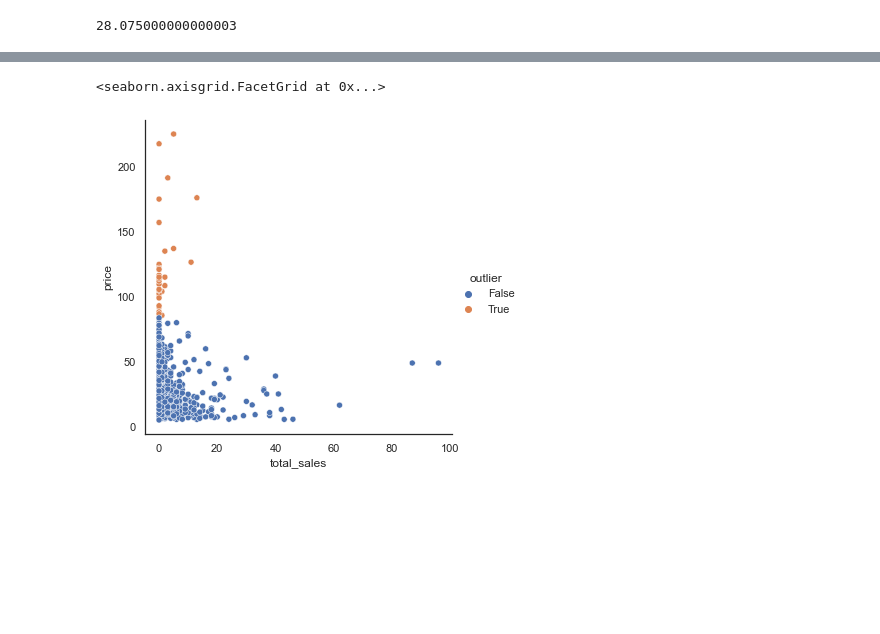
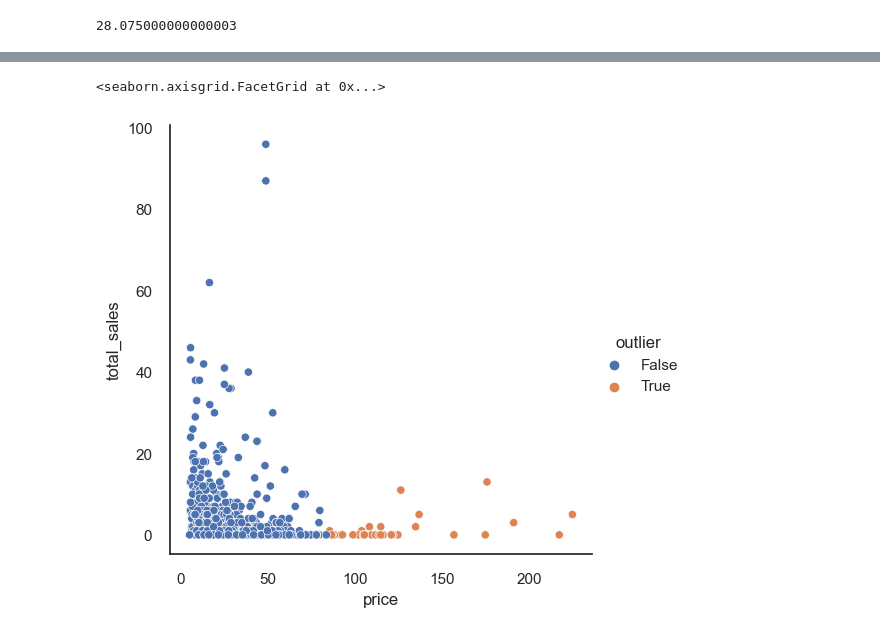
Before and after one commit to Blaise4e/wine_spirit, a Jupyter notebook: wine_spirit_nb.ipynb, the cells around one changed output, grey strips where cells are left out. Drawn from its saved outputs; the diff is of its cells as text; code cells hidden in the pictures; blank space fills up the shorter version.

```diff
--- a/wine_spirit_nb.ipynb
+++ b/wine_spirit_nb.ipynb
@@ -464,6 +549,6 @@ df_cleaned.groupby('outlier')['price'].count()
 # %%
 sns.set_theme(style="white")
-sns.relplot( data= df_cleaned, x= 'total_sales', y='price', hue= "outlier")
+sns.relplot( data= df_cleaned, x= 'price', y='total_sales', hue= "outlier")
 # %% [output]
 <seaborn.axisgrid.FacetGrid at 0x...>
-[figure, old version]
+[figure, new version]
```
Also changed, not shown: parts of 44 cells of this notebook.
